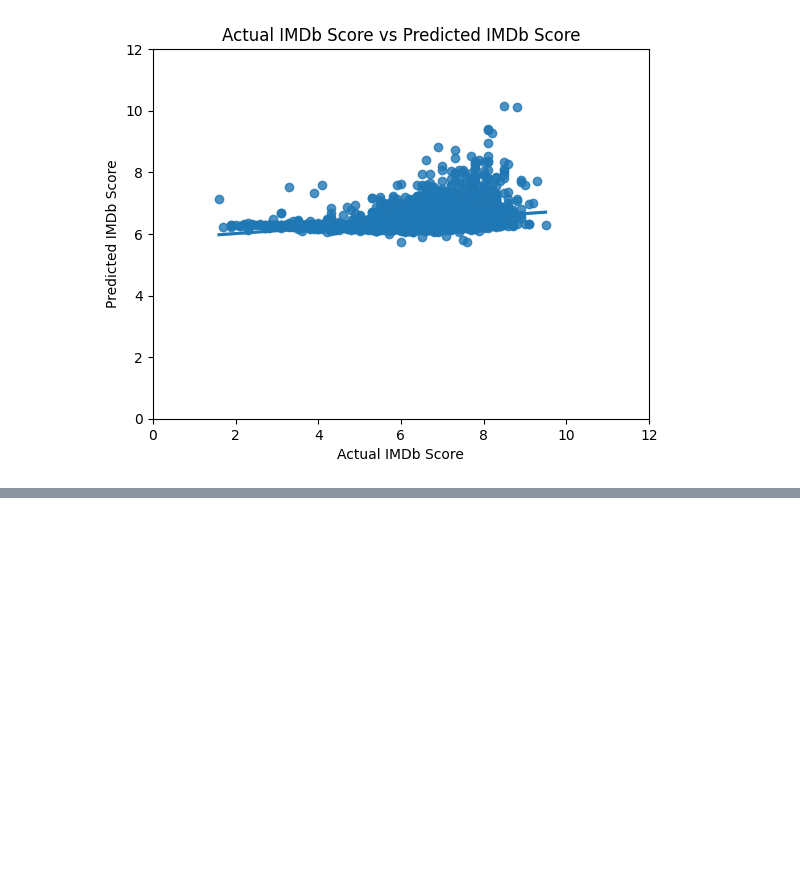
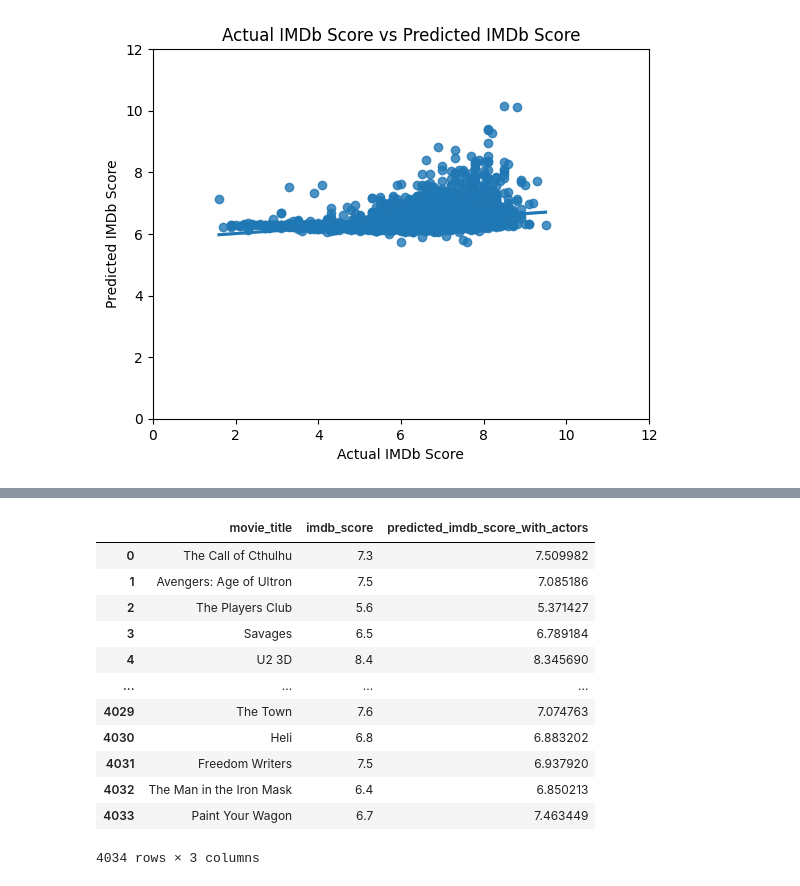
Before and after one commit to LC-Projects/imdb, a Jupyter notebook: answers.ipynb, the cells around one changed output, grey strips where cells are left out. Saved outputs shown, nothing was run; the diff lists cells and outputs as text; code cells hidden in the pictures; blank space fills up the shorter version.

```diff
--- a/answers.ipynb
+++ b/answers.ipynb
@@ -118,0 +260,16 @@ plt.show()
+# %%
+df[["movie_title", "imdb_score", "predicted_imdb_score_with_actors"]]
+# %% [output]
+|  | movie_title | imdb_score | predicted_imdb_score_with_actors |
+| 0 | The Call of Cthulhu | 7.3 | 7.509982 |
+| 1 | Avengers: Age of Ultron | 7.5 | 7.085186 |
+| 2 | The Players Club | 5.6 | 5.371427 |
+| 3 | Savages | 6.5 | 6.789184 |
+| 4 | U2 3D | 8.4 | 8.345690 |
+| ... | ... | ... | ... |
+| 4029 | The Town | 7.6 | 7.074763 |
+| 4030 | Heli | 6.8 | 6.883202 |
+| 4031 | Freedom Writers | 7.5 | 6.937920 |
+| 4032 | The Man in the Iron Mask | 6.4 | 6.850213 |
+| 4033 | Paint Your Wagon | 6.7 | 7.463449 |
+4034 rows × 3 columns
```
Also changed, not shown: parts of 19 cells of this notebook, 1 other file.
